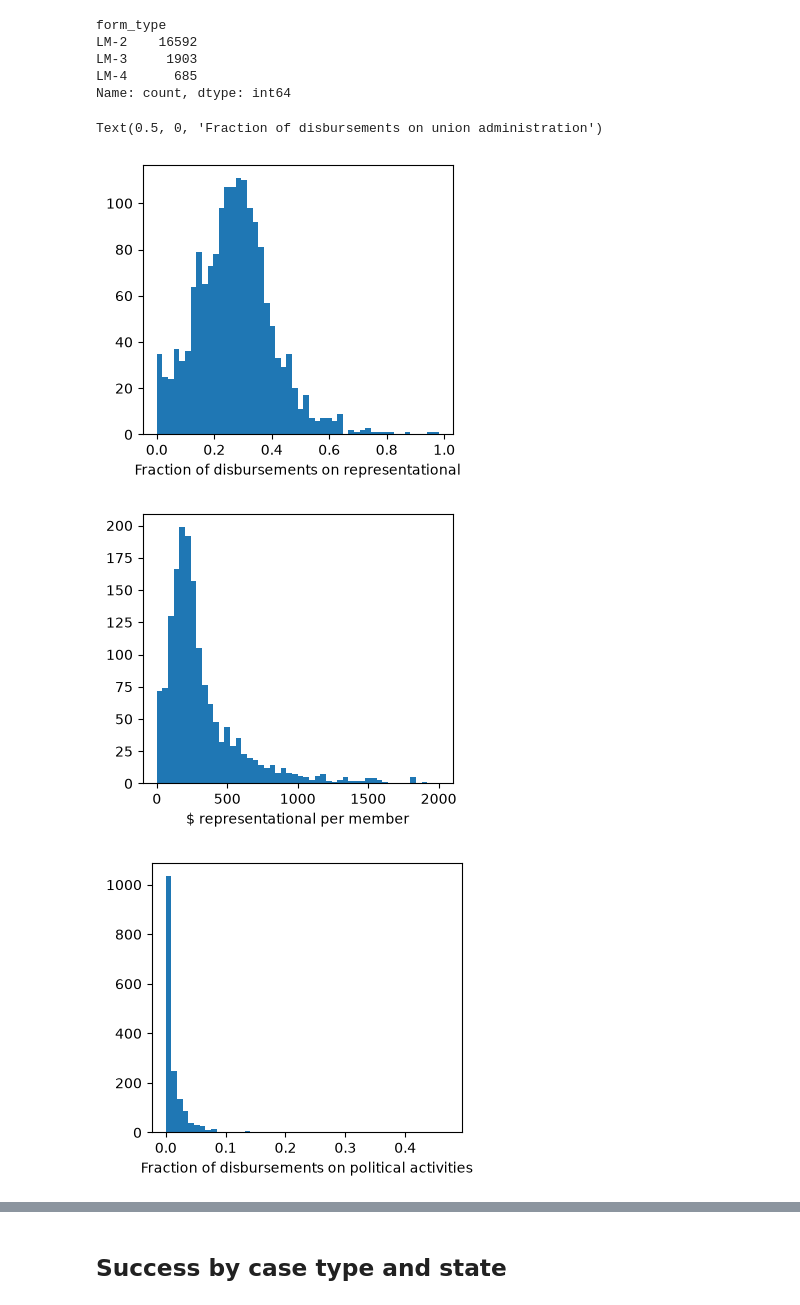
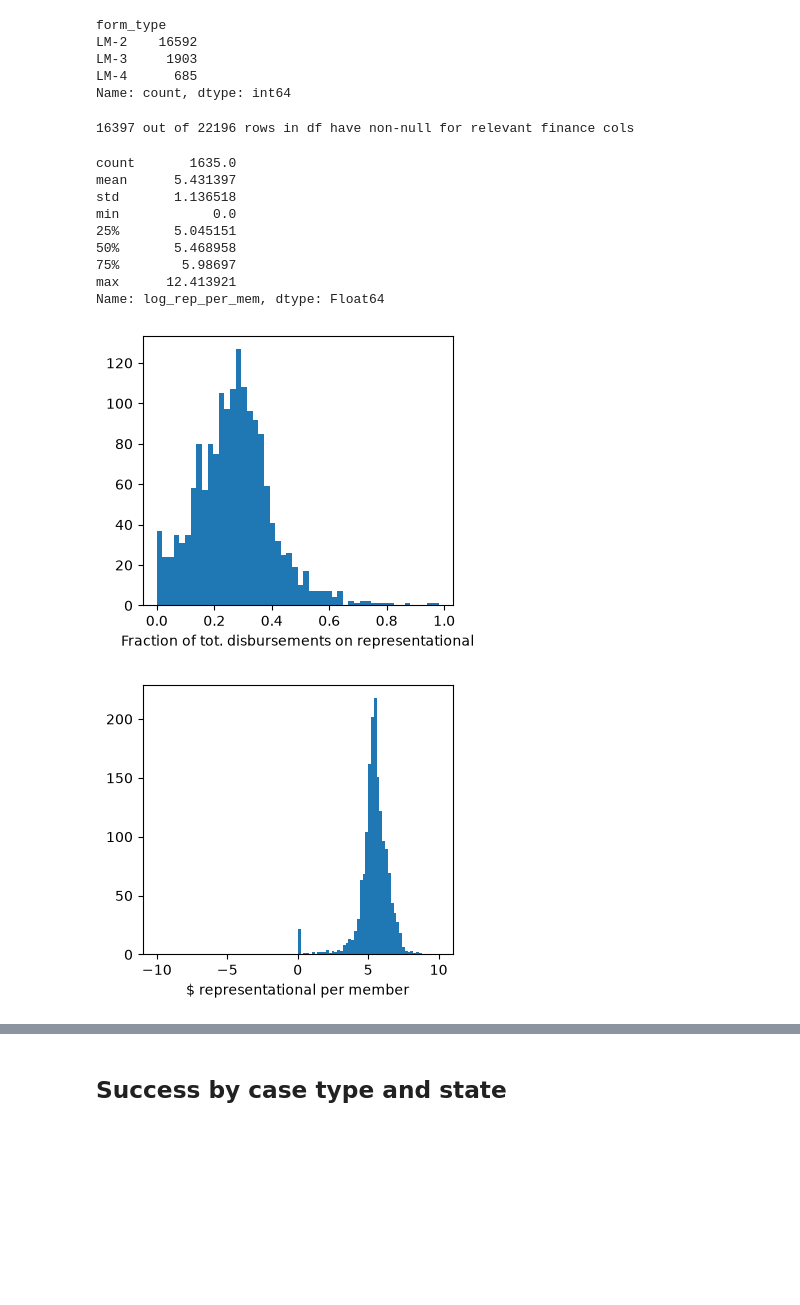
Before and after one commit to peishi/union-elections-modeling, a Jupyter notebook: eda.ipynb, the cells around one changed output, grey strips where cells are left out. Saved outputs shown, nothing was run; the diff lists cells and outputs as text; code cells hidden in the pictures; blank space fills up the shorter version.

```diff
--- a/eda.ipynb
+++ b/eda.ipynb
@@ -102,14 +102,14 @@ Relatively mild class imbalance since there are still ~7000 cases that did not s
 
 votes_against or votes_for = null mean 0 votes.
 # %%
-votes = df[['votes_for_union', 'votes_against']].where(
+df[['votes_for_union', 'votes_against']] = df[['votes_for_union', 'votes_against']].where(
     df[['votes_for_union', 'votes_against']].notna(), 0
 )
-votes['total'] = votes.apply(sum, axis=1)
+df['total'] = df[['votes_for_union', 'votes_against']].apply(sum, axis=1)
 
-votes['net_margin'] = (votes['votes_for_union'] - votes['votes_against']) / votes['total']
+df['net_margin'] = (df['votes_for_union'] - df['votes_against']) / df['total']
 
-votes["net_margin"].describe()
+df["net_margin"].describe()
 # %% [output]
 count     22102.0
 mean     0.361165
@@ -239,29 +231,45 @@ LM-2    16592
 LM-3     1903
 LM-4      685
 Name: count, dtype: int64
+# %%
+valid_rows = df[['ttl_disbursements', 'representational', 'political', 'members']].apply(
+    lambda row: all([pd.notna(x) for x in row]), axis=1
+)
+
+print(f"{sum(valid_rows)} out of {len(df)} rows in df have non-null for relevant finance cols")
+# %% [output]
+16397 out of 22196 rows in df have non-null for relevant finance cols
+# %%
+# Generate finance data
+
+fin = unions.dropna(subset=['ttl_disbursements', 'representational', 'political', 'members'])
+
+nonzero = (fin['ttl_disbursements'] != 0) & (fin['members'] != 0)
+
+fin = fin[nonzero]
 # %%
-fin = unions.dropna(subset=['ttl_disbursements', 'representational', 'political', 'members'])
+# Representational spending
 
-fin = fin.where(fin.notna(), 0)
 fin['rep_frac'] = fin['representational'] / fin['ttl_disbursements']
-fin['pol_frac'] = fin['political'] / fin['ttl_disbursements']
-fin['admin_frac'] = fin['union_administration'] / fin['ttl_disbursements']
 fin['rep_per_mem'] = fin['representational'] / fin['members']
+fin['log_rep_per_mem'] = np.log(fin['rep_per_mem'] + 1)
 
 plt.figure(figsize=(4, 3.5))
 plt.hist(fin['rep_frac'], bins=50)
-plt.xlabel('Fraction of disbursements on representational')
+plt.xlabel('Fraction of tot. disbursements on representational')
 plt.figure(figsize=(4, 3.5))
-plt.hist(fin['rep_per_mem'], bins=50, range=[0, 2e3])
+plt.hist(fin['log_rep_per_mem'], bins=100, range=[-10, 10])
 plt.xlabel('$ representational per member')
-plt.figure(figsize=(4, 3.5))
-plt.hist(fin['pol_frac'], bins=50)
-plt.xlabel('Fraction of disbursements on political activities')
-plt.figure(figsize=(4, 3.5))
-plt.hist(fin['admin_frac'], bins=50)
-plt.xlabel('Fraction of disbursements on union administration')
+fin['log_rep_per_mem'].describe()
 # %% [output]
-Text(0.5, 0, 'Fraction of disbursements on union administration')
+count       1635.0
+mean      5.431397
+std       1.136518
+min            0.0
+25%       5.045151
+50%       5.468958
+75%        5.98697
+max      12.413921
+Name: log_rep_per_mem, dtype: Float64
-[figure, old version]
+[figure, new version]
-[figure, old version]
+[figure, new version]
-[figure, removed]
```
Also changed, not shown: parts of 11 cells of this notebook, 2 other files.
